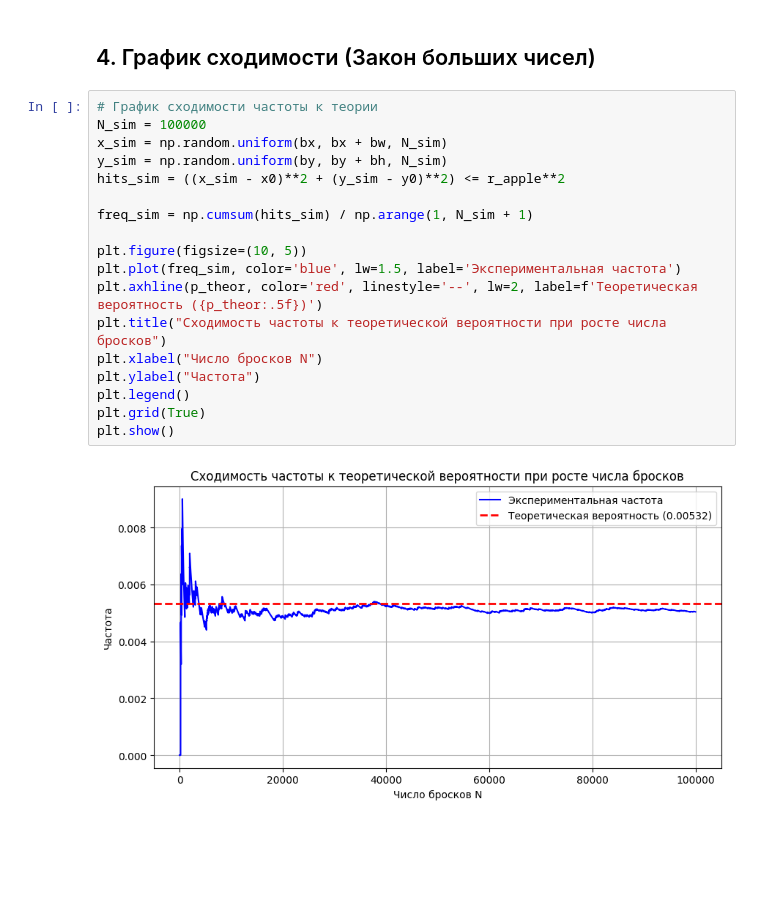
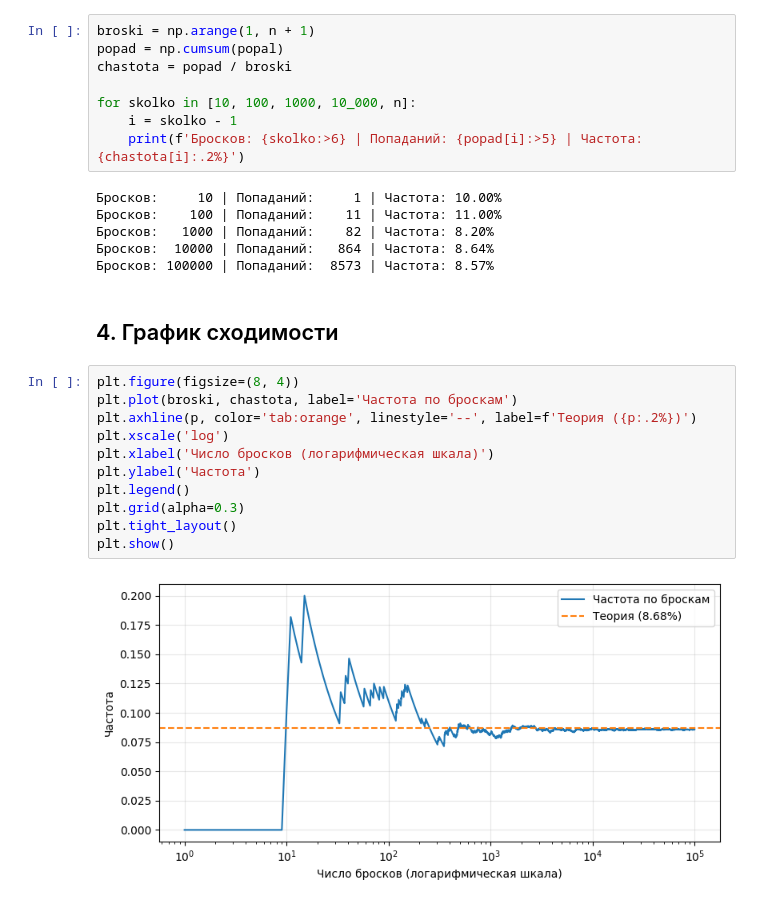
Before and after one commit to Shoto373/TeorVer-for-sysAI, a Jupyter notebook: Продвинутый уровень/Тема 1/Тема_1_Моделирование_геометрической_вероятности.ipynb, the cells around one changed output. Saved outputs shown, nothing was run; the diff lists cells and outputs as text; blank space fills up the shorter version.

```diff
--- a/Продвинутый уровень/Тема 1/Тема_1_Моделирование_геометрической_вероятности.ipynb
+++ b/Продвинутый уровень/Тема 1/Тема_1_Моделирование_геометрической_вероятности.ipynb
@@ -92,22 +63,29 @@ for N in [10, 100, 1000, 10000, 100000]:
+# %%
+broski = np.arange(1, n + 1)
+popad = np.cumsum(popal)
+chastota = popad / broski
+
+for skolko in [10, 100, 1000, 10_000, n]:
+    i = skolko - 1
+    print(f'Бросков: {skolko:>6} | Попаданий: {popad[i]:>5} | Частота: {chastota[i]:.2%}')
+# %% [output]
+Бросков:     10 | Попаданий:     1 | Частота: 10.00%
+Бросков:    100 | Попаданий:    11 | Частота: 11.00%
+Бросков:   1000 | Попаданий:    82 | Частота: 8.20%
+Бросков:  10000 | Попаданий:   864 | Частота: 8.64%
+Бросков: 100000 | Попаданий:  8573 | Частота: 8.57%
 # %% [markdown]
-## 4. График сходимости (Закон больших чисел)
+## 4. График сходимости
-# %%
-# График сходимости частоты к теории
-N_sim = 100000
-x_sim = np.random.uniform(bx, bx + bw, N_sim)
-y_sim = np.random.uniform(by, by + bh, N_sim)
-hits_sim = ((x_sim - x0)**2 + (y_sim - y0)**2) <= r_apple**2
-
-freq_sim = np.cumsum(hits_sim) / np.arange(1, N_sim + 1)
-
-plt.figure(figsize=(10, 5))
-plt.plot(freq_sim, color='blue', lw=1.5, label='Экспериментальная частота')
-plt.axhline(p_theor, color='red', linestyle='--', lw=2, label=f'Теоретическая вероятность ({p_theor:.5f})')
-plt.title("Сходимость частоты к теоретической вероятности при росте числа бросков")
-plt.xlabel("Число бросков N")
-plt.ylabel("Частота")
-plt.legend()
-plt.grid(True)
-plt.show()
-# %% [output]
-[figure, removed]
+# %%
+plt.figure(figsize=(8, 4))
+plt.plot(broski, chastota, label='Частота по броскам')
+plt.axhline(p, color='tab:orange', linestyle='--', label=f'Теория ({p:.2%})')
+plt.xscale('log')
+plt.xlabel('Число бросков (логарифмическая шкала)')
+plt.ylabel('Частота')
+plt.legend()
+plt.grid(alpha=0.3)
+plt.tight_layout()
+plt.show()
+# %% [output]
+[figure, added]
```
Also changed, not shown: parts of 15 cells of this notebook, 10 other files.
